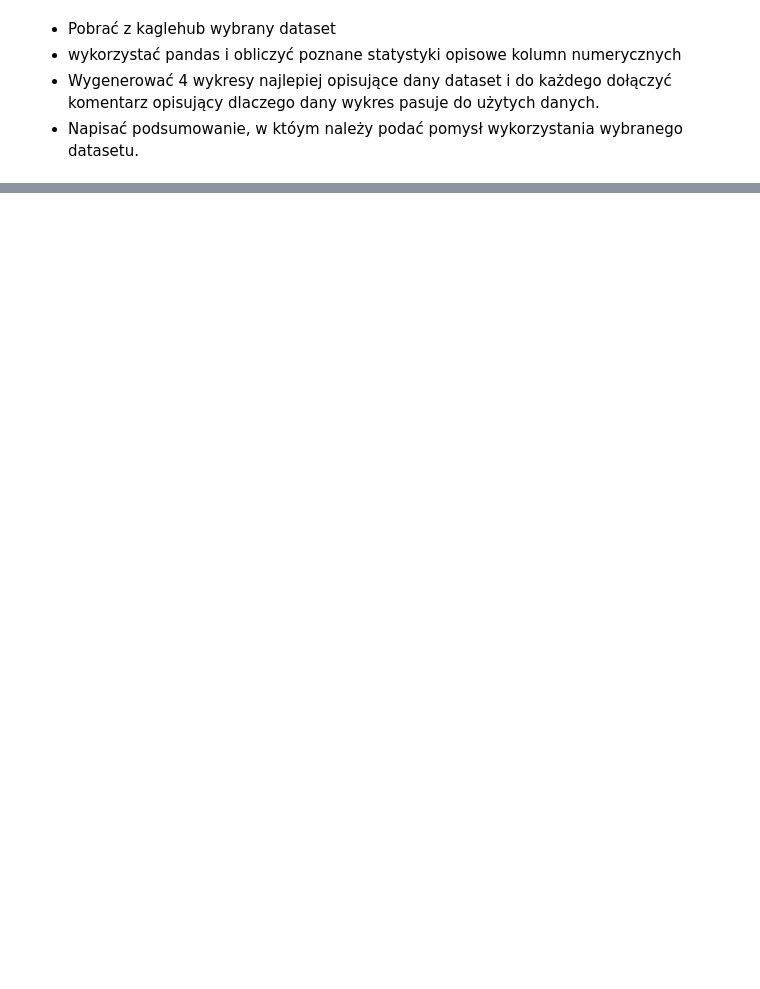
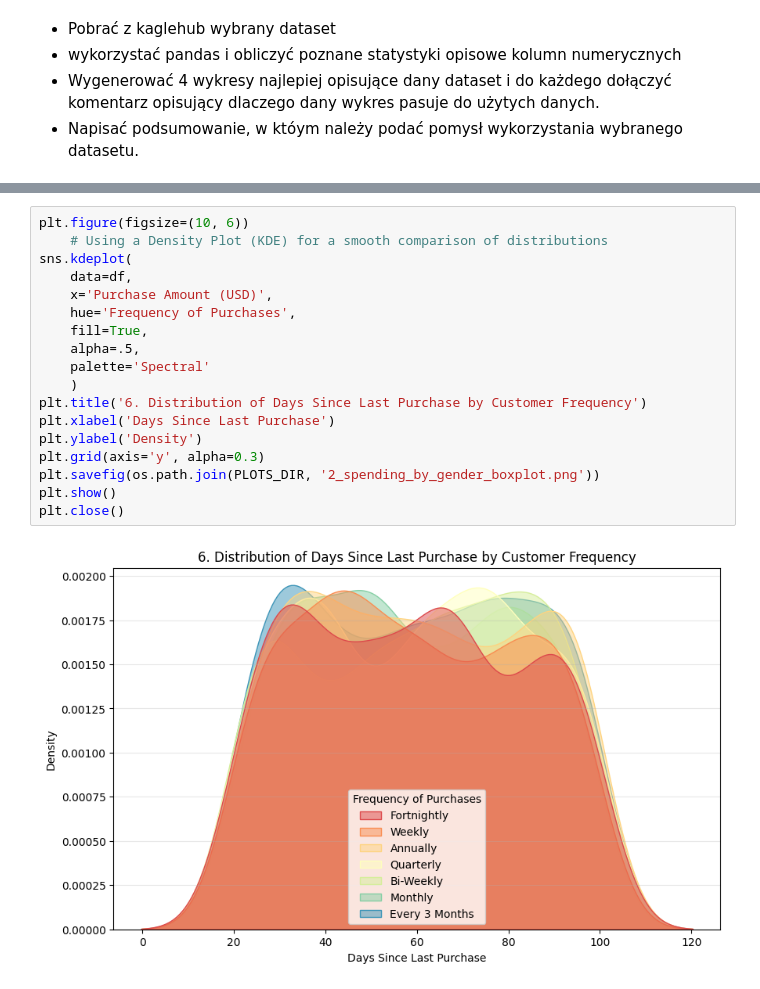
Before and after one commit to MarcinCho/NOD, a Jupyter notebook: ZAD_234/zad2.ipynb, the cells around one changed output, grey strips where cells are left out. Cells and saved outputs as stored; diff of their text form; blank space fills up the shorter version.

```diff
--- a/ZAD_234/zad2.ipynb
+++ b/ZAD_234/zad2.ipynb
@@ -16,0 +116,20 @@ ModuleNotFoundError: No module named 'plotly'
+# %%
+plt.figure(figsize=(10, 6))
+    # Using a Density Plot (KDE) for a smooth comparison of distributions
+sns.kdeplot(
+    data=df,
+    x='Purchase Amount (USD)',
+    hue='Frequency of Purchases',
+    fill=True,
+    alpha=.5,
+    palette='Spectral'
+    )
+plt.title('6. Distribution of Days Since Last Purchase by Customer Frequency')
+plt.xlabel('Days Since Last Purchase')
+plt.ylabel('Density')
+plt.grid(axis='y', alpha=0.3)
+plt.savefig(os.path.join(PLOTS_DIR, '2_spending_by_gender_boxplot.png'))
+plt.show()
+plt.close()
+# %% [output]
+[figure, added]
```
Also changed, not shown: parts of 21 cells of this notebook, 6 other files.
